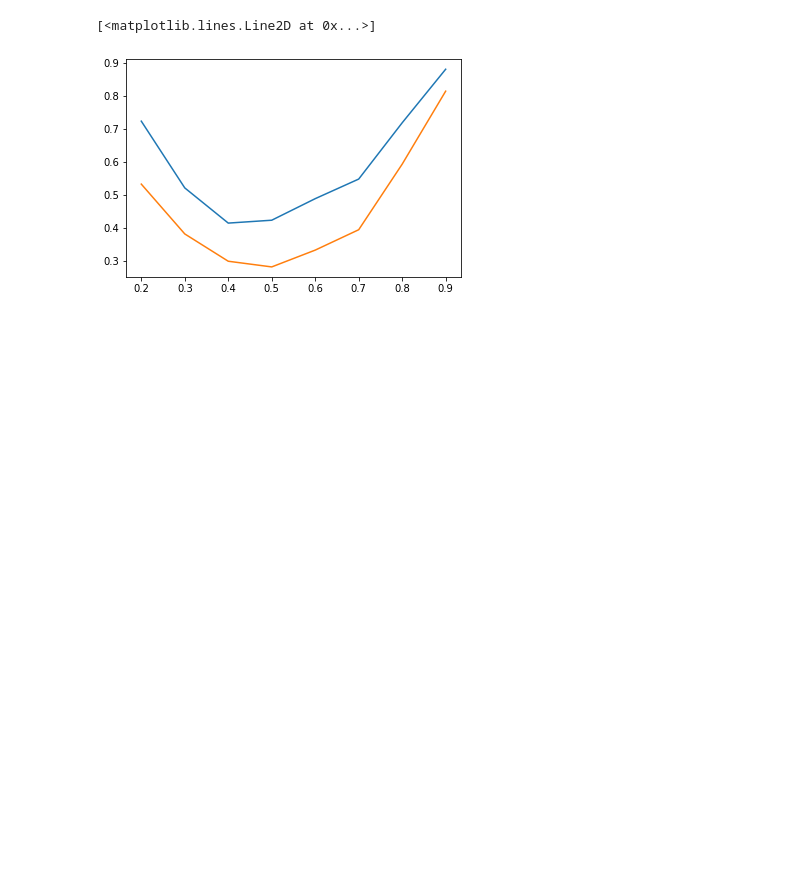
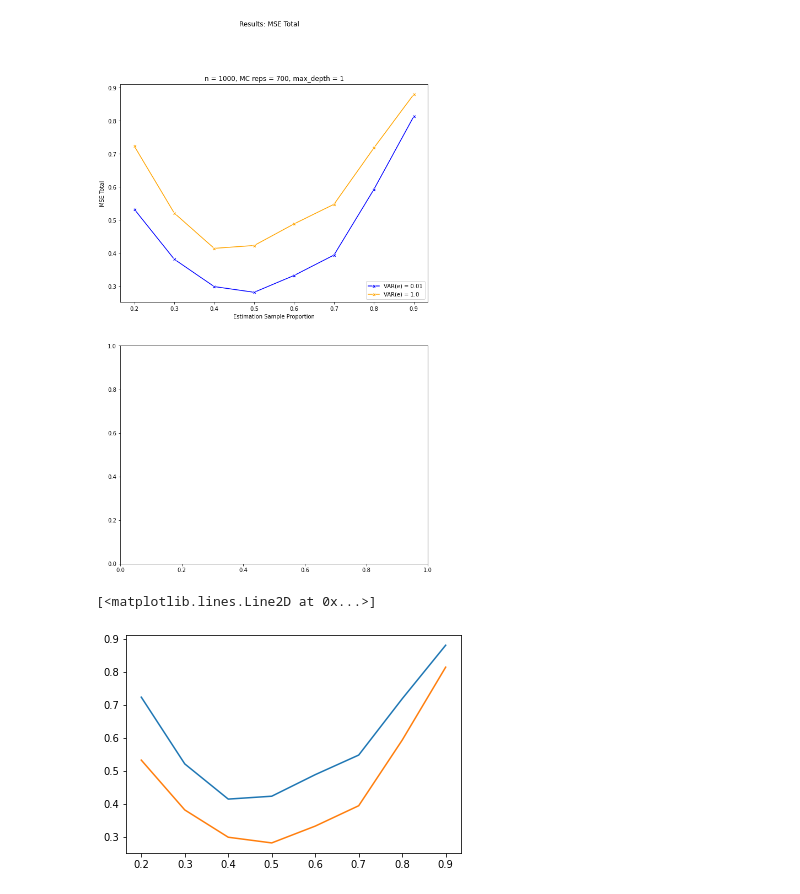
Before and after one commit to nominmar/codes1, a Jupyter notebook: CTL/present_files/present.ipynb, the cells around one changed output. Drawn from its saved outputs; the diff is of its cells as text; code cells hidden in the pictures; blank space fills up the shorter version.

```diff
--- a/CTL/present.ipynb
+++ b/CTL/present_files/present.ipynb
@@ -11,6 +11,24 @@ with open('testmse_1000_700maxdepth.pkl','rb') as f:
     df = pkl.load(f)
 with open('testmse_1000_2000.pkl','rb') as f:
     dfb = pkl.load(f)
+# %%
+fig, axes = plt.subplots(2,1, figsize=(10, 16))
+fig.suptitle('Results: MSE Total')
+
+
+sns.lineplot(ax=axes[0], x=df.index, y=df[0],  marker='X', dashes = True, color = 'Blue')
+sns.lineplot(ax=axes[0], x=df8.index, y=df8[0],  marker='X', dashes = True, color = 'Orange')
+
+axes[0].title.set_text('n = 1000, MC reps = 700, max_depth = 1')
+
+axes[0].legend(['VAR(e) = 0.01', 'VAR(e) = 1.0'], loc='lower right')
+
+
+axes[0].set(xlabel='Estimation Sample Proportion', ylabel='MSE Total')
+
+fig.savefig("mse_total2.png")
+# %% [output]
+[figure, added]
 # %%
 plt.plot(df8)
 plt.plot(df)
```
Also changed, not shown: 38 other files.
